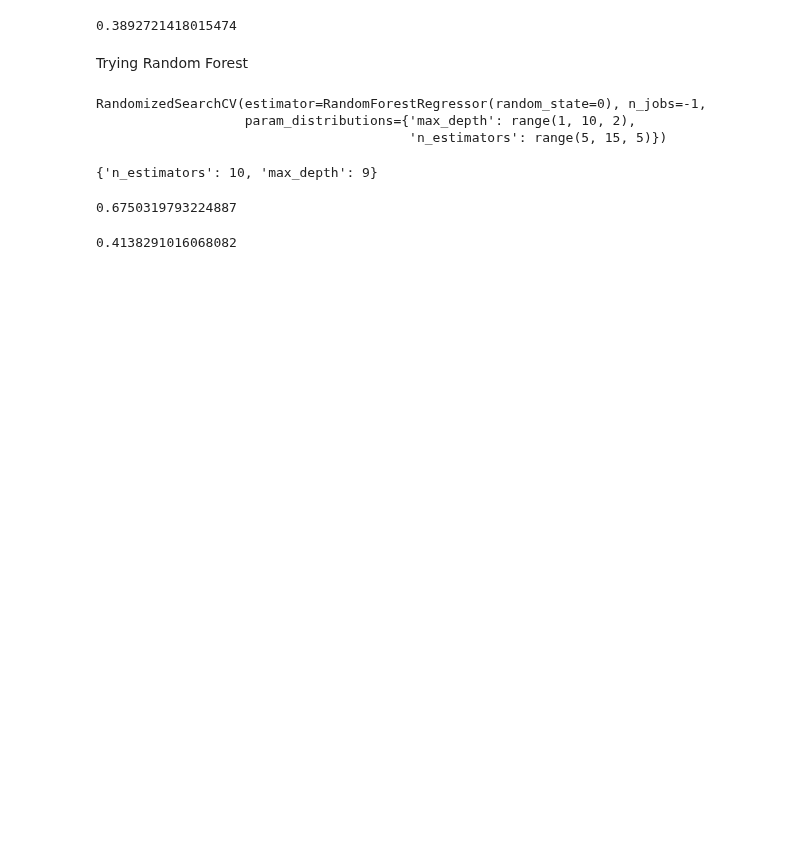
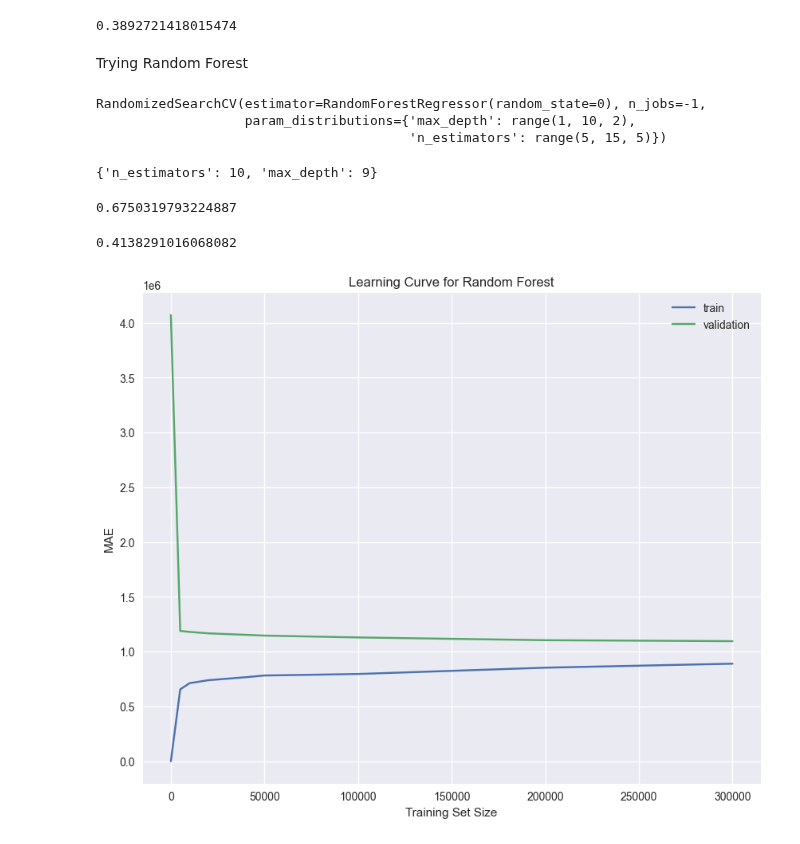
Before and after one commit to COGS118A/Group005-SP23, a Jupyter notebook: other-tests/DataModeling.ipynb, the cells around one changed output. Saved outputs shown, nothing was run; the diff lists cells and outputs as text; code cells hidden in the pictures; blank space fills up the shorter version.

```diff
--- a/other-tests/DataModeling.ipynb
+++ b/other-tests/DataModeling.ipynb
@@ -212,3 +241,32 @@ metrics.r2_score(y_test, y_pred_forest)
 metrics.mean_absolute_error(y_test, y_pred_forest)
 # %% [output]
 0.4138291016068082
+# %%
+from sklearn.model_selection import learning_curve
+from sklearn.tree import DecisionTreeRegressor
+import matplotlib.pyplot as plt
+
+train_sizes, train_scores, test_scores = learning_curve(
+    estimator=best_forest_model,
+    X=X,
+    y=y,
+    cv=5,
+    scoring="neg_mean_absolute_error",
+    train_sizes = [1, 5000, 10000, 20000, 40000, 50000,100000,200000,300000]
+)
+
+train_mean = -train_scores.mean(axis=1)
+test_mean = -test_scores.mean(axis=1)
+
+plt.subplots(figsize=(10,8))
+plt.plot(train_sizes, train_mean, label="train")
+plt.plot(train_sizes, test_mean, label="validation")
+
+plt.title("Learning Curve for Random Forest")
+plt.xlabel("Training Set Size")
+plt.ylabel("MAE")
+plt.legend(loc="best")
+
+plt.show()
+# %% [output]
+[figure, added]
```
Also changed, not shown: parts of 5 cells of this notebook.
